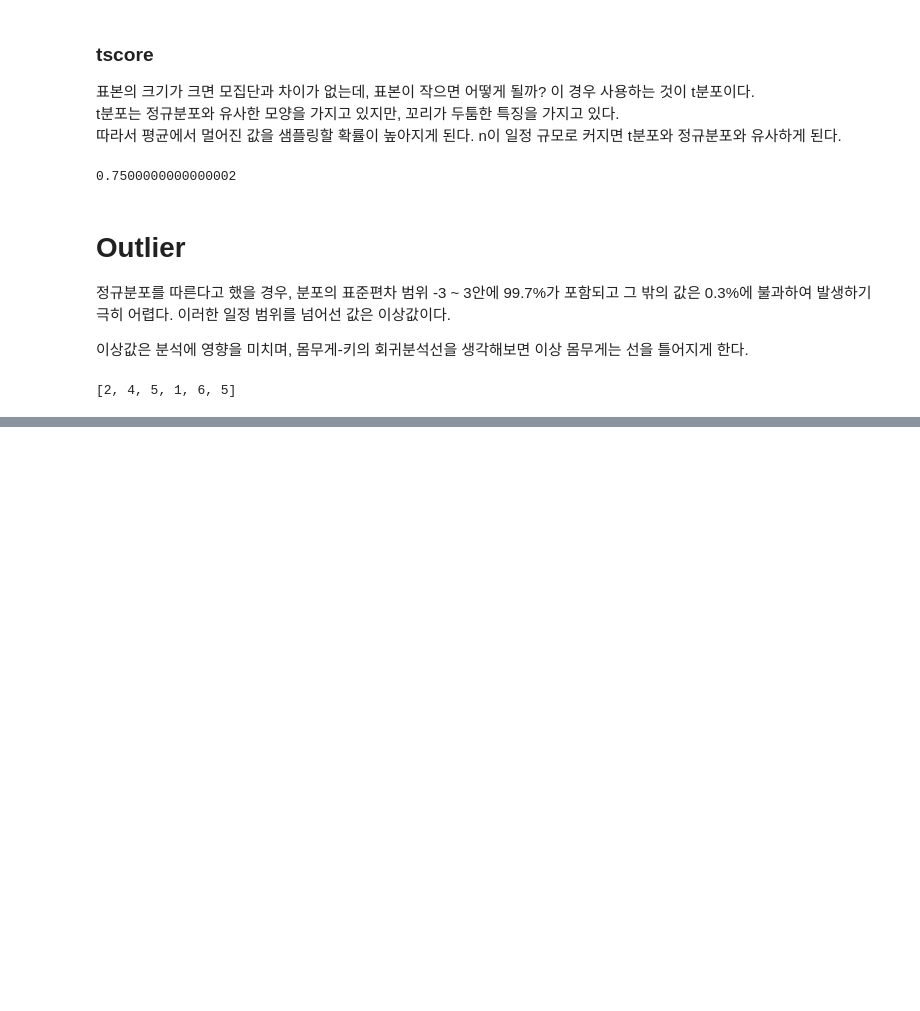
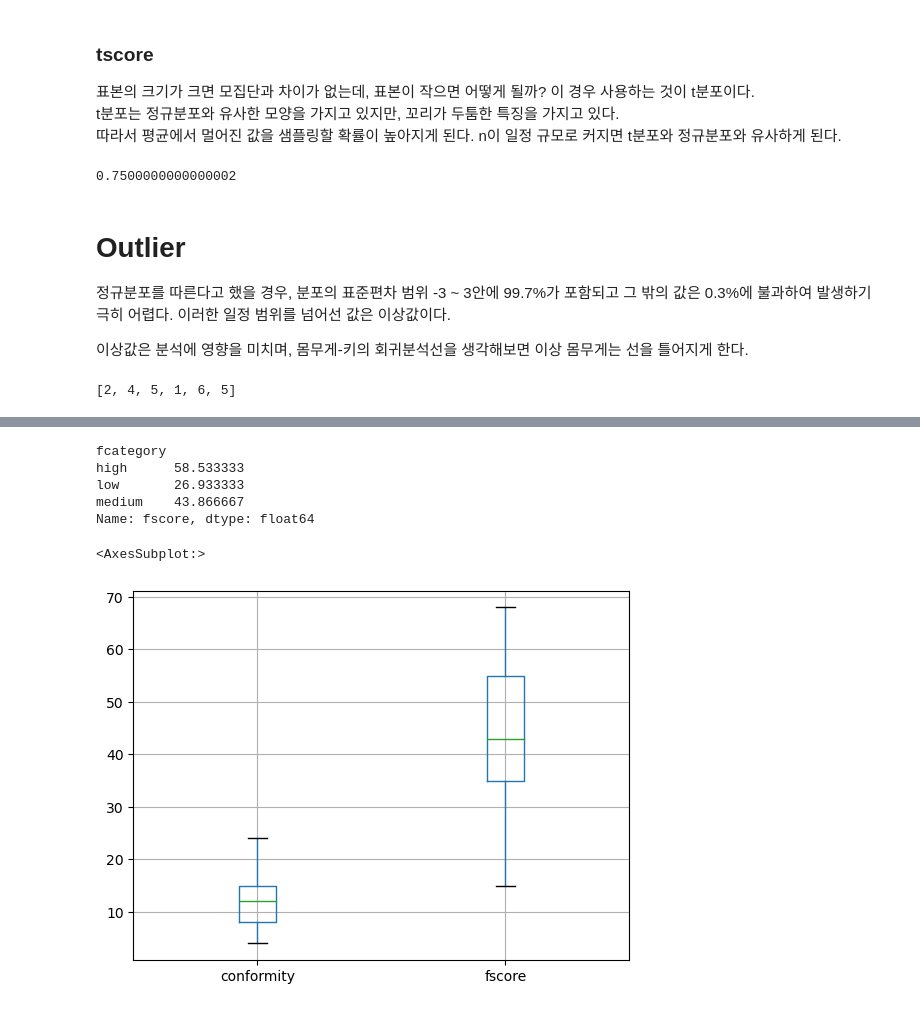
Before and after one commit to Jaehwi-So/LECTURE_Bigdata, a Jupyter notebook: 06_Statistics.ipynb, the cells around one changed output, grey strips where cells are left out. Drawn from its saved outputs; the diff is of its cells as text; code cells hidden in the pictures; blank space fills up the shorter version.

```diff
--- a/06_Statistics.ipynb
+++ b/06_Statistics.ipynb
@@ -395,0 +1434,13 @@ print (filtered_d)
+# %%
+moorePd.groupby('fcategory')['fscore'].mean() # 평균 구하기
+# %% [output]
+fcategory
+high      58.533333
+low       26.933333
+medium    43.866667
+Name: fscore, dtype: float64
+# %%
+moorePd.boxplot()
+# %% [output]
+<AxesSubplot:>
+[figure, added]
```
Also changed, not shown: parts of 129 cells of this notebook, 7 other files.
